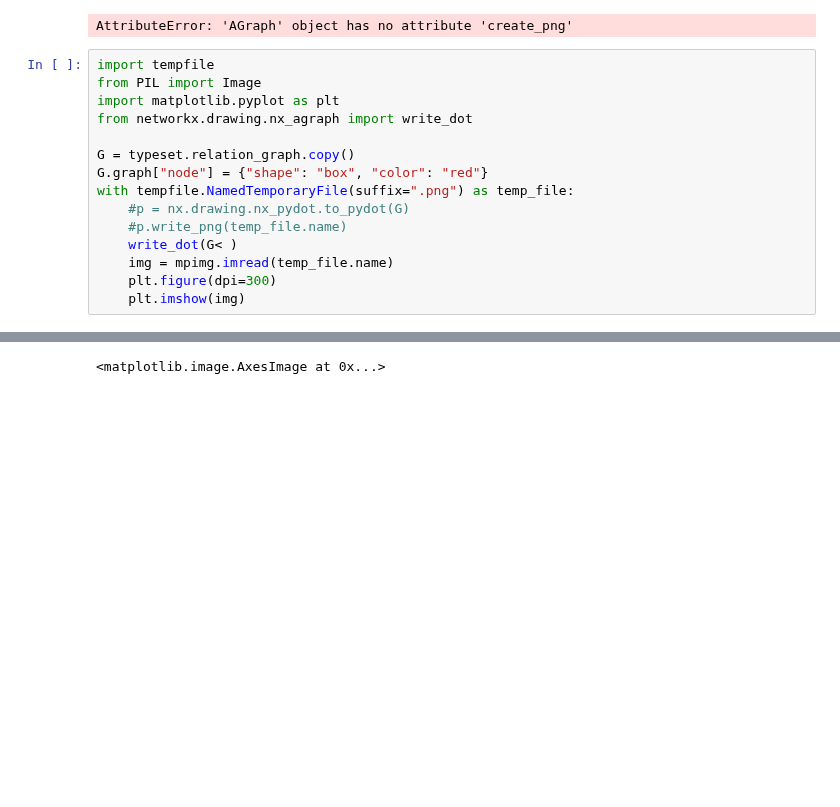
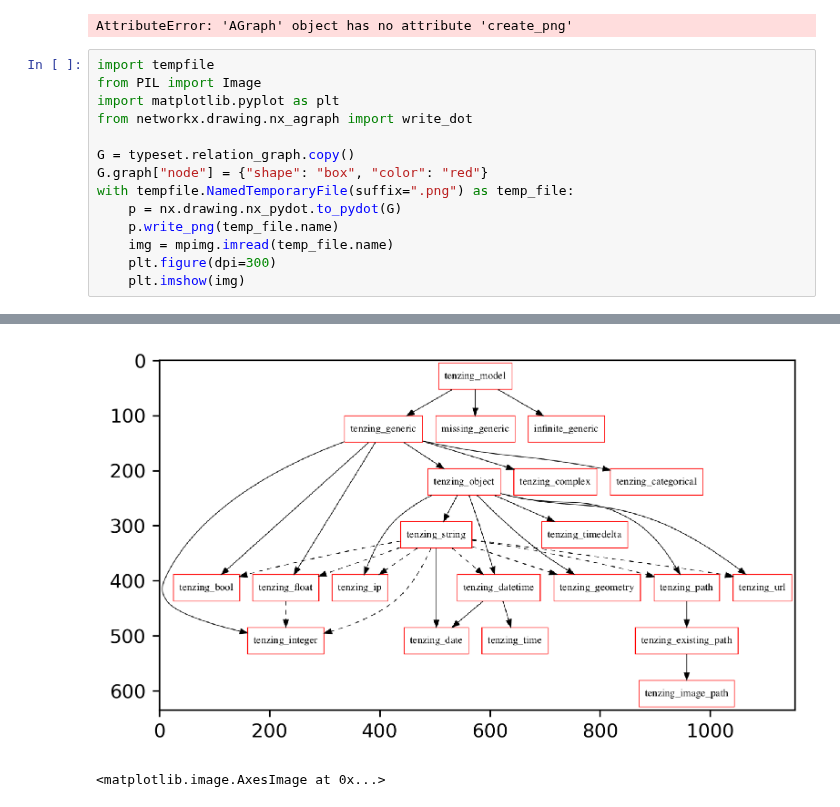
Before and after one commit to dylan-profiler/visions, a Jupyter notebook: notebooks/Dev Notebook.ipynb, the cells around one changed output, grey strips where cells are left out. Saved outputs shown, nothing was run; the diff lists cells and outputs as text; blank space fills up the shorter version.

Commit message:
plot_graph

```diff
--- a/notebooks/Dev Notebook.ipynb
+++ b/notebooks/Dev Notebook.ipynb
@@ -112,9 +112,8 @@ from networkx.drawing.nx_agraph import write_dot
 G = typeset.relation_graph.copy()
 G.graph["node"] = {"shape": "box", "color": "red"}
 with tempfile.NamedTemporaryFile(suffix=".png") as temp_file:
-    #p = nx.drawing.nx_pydot.to_pydot(G)
-    #p.write_png(temp_file.name)
-    write_dot(G< )
+    p = nx.drawing.nx_pydot.to_pydot(G)
+    p.write_png(temp_file.name)
     img = mpimg.imread(temp_file.name)
     plt.figure(dpi=300)
     plt.imshow(img)
@@ -123,3 +121,4 @@ SyntaxError: invalid syntax (<ipython-input-80-9abf6b65a450>, line 11)
+[figure, added]
 # %%
 # %% [output]
 <matplotlib.image.AxesImage at 0x...>
```
Also changed, not shown: parts of 1 cell of this notebook, 1 other file.
